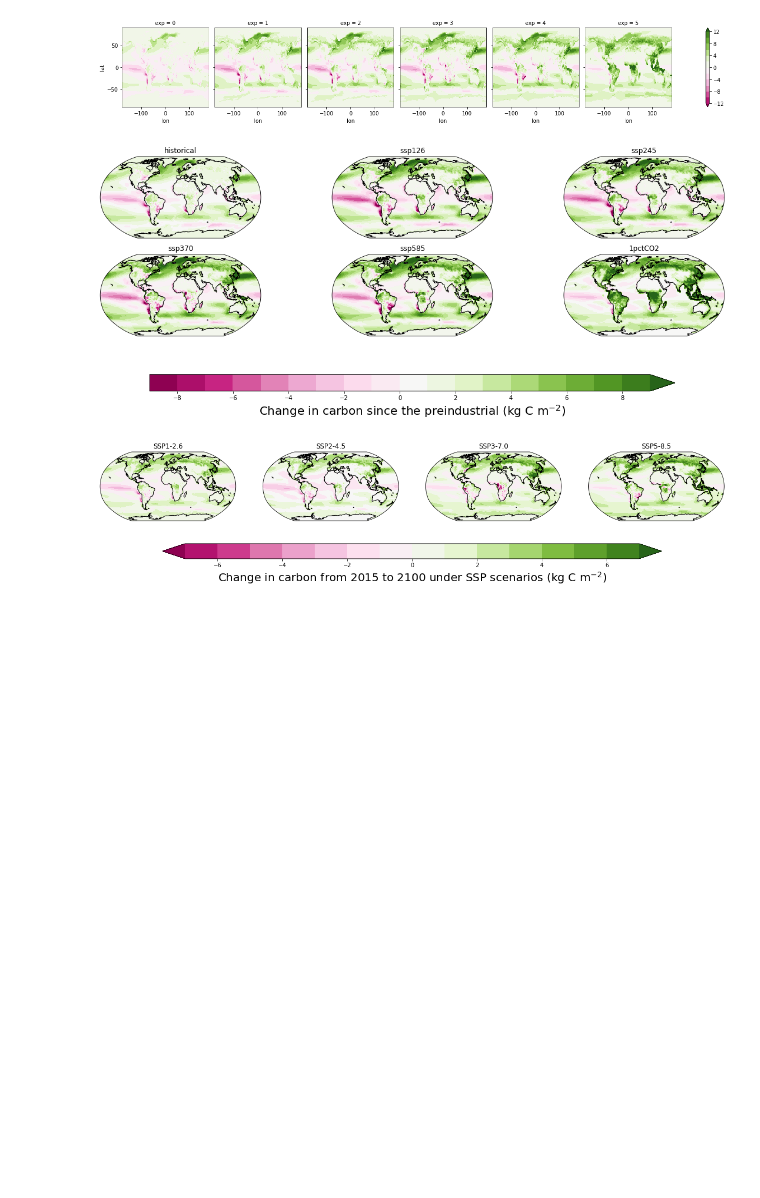
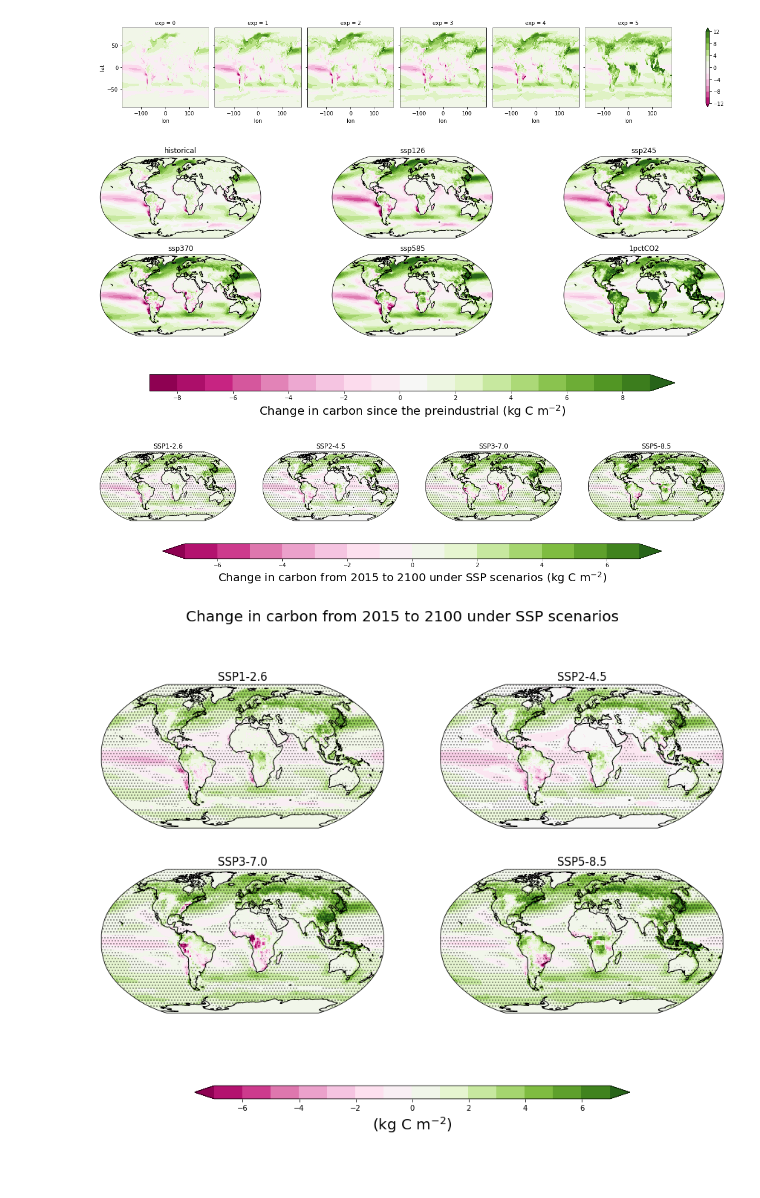
Before and after one commit to ckoven/cmip6_beta_gamma_maps, a Jupyter notebook: cstock_change_maps.ipynb, the cells around one changed output. Cells and saved outputs as stored; diff of their text form; code cells hidden in the pictures; blank space fills up the shorter version.

```diff
--- a/cstock_change_maps.ipynb
+++ b/cstock_change_maps.ipynb
@@ -849,16 +849,65 @@ cbar.set_label('Change in carbon since the preindustrial (kg C m$^{-2}$)', size=
 f, axislist = plt.subplots(nrows=1, ncols=4, figsize=(20, 5), subplot_kw={'projection': ccrs.Robinson()})
 
 titlelist = ['SSP1-2.6','SSP2-4.5','SSP3-7.0','SSP5-8.5']
+stipling_agreement_fraction = 0.80
+
 
 for i_exp in range(1,5):
     i_plot = i_exp-1
-    a = (deltac[i_exp,:,:].mean(dim='model')-deltac[0,:,:].mean(dim='model')).plot(ax=axislist.flatten()[i_plot], transform=ccrs.PlateCarree(), add_colorbar=False, levels=np.arange(-7,8,1.), cmap='PiYG')  # cmap='PRGn'
+    #
+    # first calculate the change since 1850
+    deltac_since1850_ensmean = deltac[i_exp,:,:].mean(dim='model')-deltac[0,:,:].mean(dim='model')
+    deltac_since1850_bymodel = deltac[i_exp,:,:]-deltac[0,:,:]
+    fractional_agreement = (np.sign(deltac_since1850_bymodel) == np.sign(deltac_since1850_ensmean)).mean(dim='model')
+    #
+    a = deltac_since1850_ensmean.plot(ax=axislist.flatten()[i_plot], transform=ccrs.PlateCarree(), add_colorbar=False, levels=np.arange(-7,8,1.), cmap='PiYG')  # cmap='PRGn'
     axislist.flatten()[i_plot].coastlines()
+    axislist.flatten()[i_plot].axes.contourf(fractional_agreement.lon,fractional_agreement.lat,1.-fractional_agreement,levels=[0.,1.-stipling_agreement_fraction],
+             antialiased = False,
+             extend ='neither',
+             colors='white',
+             hatches=['...'],
+             transform=ccrs.PlateCarree(), alpha=0.0)
     axislist.flatten()[i_plot].set_title(titlelist[i_plot])
 
 cbar = f.colorbar(a, ax=axislist, orientation='horizontal', shrink=0.8, aspect=30)
 cbar.set_label('Change in carbon from 2015 to 2100 under SSP scenarios (kg C m$^{-2}$)', size=20)
+
 f.savefig('delta_c_maps_ssps.png', dpi=300, format='png')
 f.savefig('delta_c_maps_ssps.pdf', format='pdf')
 # %% [output]
 [figure]
+# %%
+f, axislist = plt.subplots(nrows=2, ncols=2, figsize=(15, 12), subplot_kw={'projection': ccrs.Robinson()})
+
+titlelist = ['SSP1-2.6','SSP2-4.5','SSP3-7.0','SSP5-8.5']
+stipling_agreement_fraction = 0.80
+
+
+for i_exp in range(1,5):
+    i_plot = i_exp-1
+    #
+    # first calculate the change since 1850
+    deltac_since1850_ensmean = deltac[i_exp,:,:].mean(dim='model')-deltac[0,:,:].mean(dim='model')
+    deltac_since1850_bymodel = deltac[i_exp,:,:]-deltac[0,:,:]
+    fractional_agreement = (np.sign(deltac_since1850_bymodel) == np.sign(deltac_since1850_ensmean)).mean(dim='model')
+    #
+    a = deltac_since1850_ensmean.plot(ax=axislist.flatten()[i_plot], transform=ccrs.PlateCarree(), add_colorbar=False, levels=np.arange(-7,8,1.), cmap='PiYG')  # cmap='PRGn'
+    axislist.flatten()[i_plot].coastlines()
+    axislist.flatten()[i_plot].axes.contourf(fractional_agreement.lon,fractional_agreement.lat,1.-fractional_agreement,levels=[0.,1.-stipling_agreement_fraction],
+             antialiased = False,
+             extend ='neither',
+             colors='white',
+             hatches=['...'],
+             transform=ccrs.PlateCarree(), alpha=0.0)
+    axislist.flatten()[i_plot].set_title(titlelist[i_plot], size=15)
+
+cbar = f.colorbar(a, ax=axislist, orientation='horizontal', shrink=0.7, aspect=30)
+cbar.set_label('(kg C m$^{-2}$)', size=20)
+f.suptitle('Change in carbon from 2015 to 2100 under SSP scenarios', size=20)
+f.savefig('delta_c_maps_ssps_2x2.png', dpi=300, format='png')
+f.savefig('delta_c_maps_ssps_2x2.pdf', format='pdf')
+# %% [output]
+[figure, added]
+# %% [markdown]
+##
```
Also changed, not shown: 1 other file.
